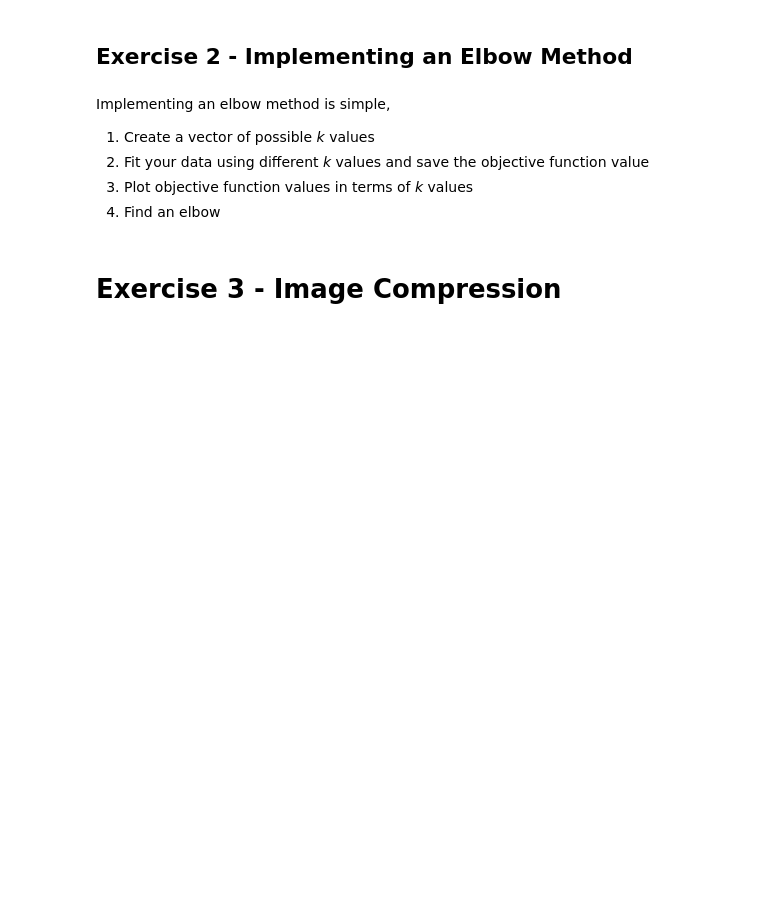
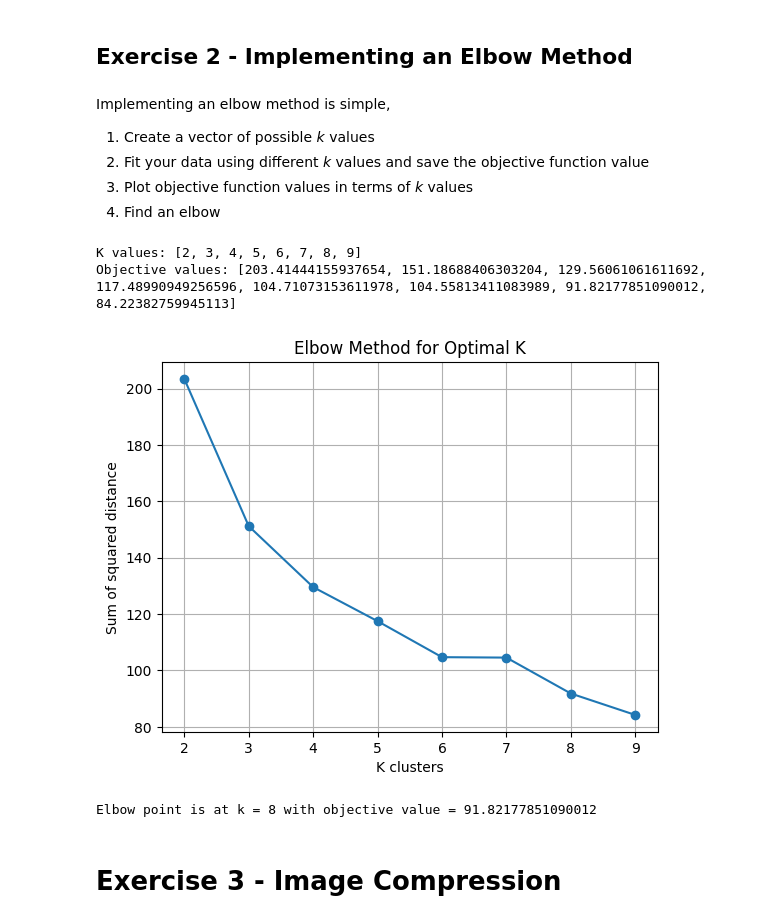
Before and after one commit to SoudruhRomanCZ/KRIVANEK-240642-MLF, a Jupyter notebook: LAB4/Lab_02_task.ipynb, the cells around one changed output. Saved outputs shown, nothing was run; the diff lists cells and outputs as text; code cells hidden in the pictures; blank space fills up the shorter version.

```diff
--- a/LAB4/Lab_02_task.ipynb
+++ b/LAB4/Lab_02_task.ipynb
@@ -527,3 +526,28 @@ plt.ylabel('Sum of squared distance')
+# %%
+print("K values:", list(k_all))
+print("Objective values:", all_objective)
+
+plt.figure()
+plt.plot(k_all, all_objective, marker='o')  # Add markers for clarity
+plt.xlabel('K clusters')
+plt.ylabel('Sum of squared distance')
+plt.title('Elbow Method for Optimal K')
+plt.grid()
+plt.show()
+
+# Manual indexing of the elbow point (can be found via plot)
+elbow_index = 6
+
+# Get the corresponding k value
+elbow_k = list(k_all)[elbow_index]
+
+# Print the elbow point
+print(f"Elbow point is at k = {elbow_k} with objective value = {all_objective[elbow_index]}")
+# %% [output]
+K values: [2, 3, 4, 5, 6, 7, 8, 9]
+Objective values: [203.41444155937654, 151.18688406303204, 129.56061061611692, 117.48990949256596, 104.71073153611978, 104.55813411083989, 91.82177851090012, 84.22382759945113]
+[figure, added]
+Elbow point is at k = 8 with objective value = 91.82177851090012
 # %% [markdown]
 # Exercise 3 - Image Compression
 # %% [markdown]
```
Also changed, not shown: parts of 6 cells of this notebook.
